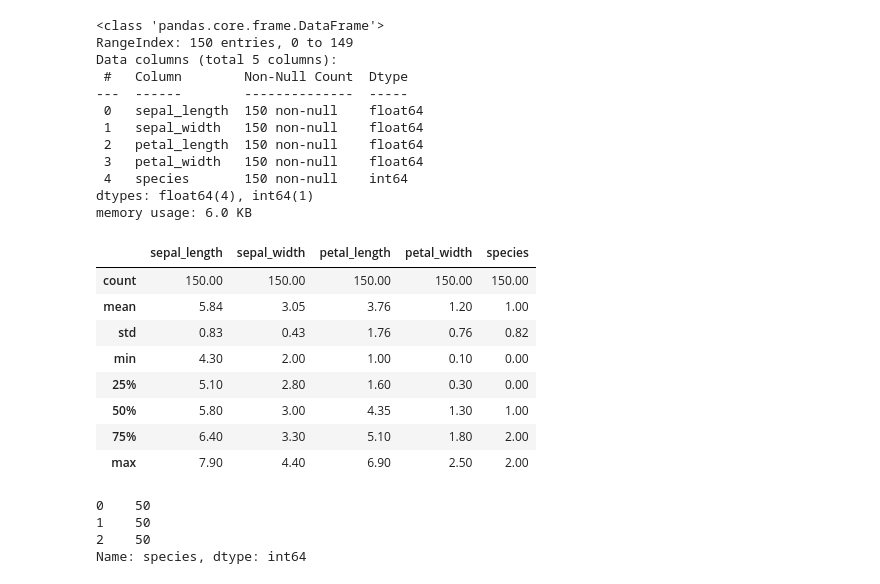
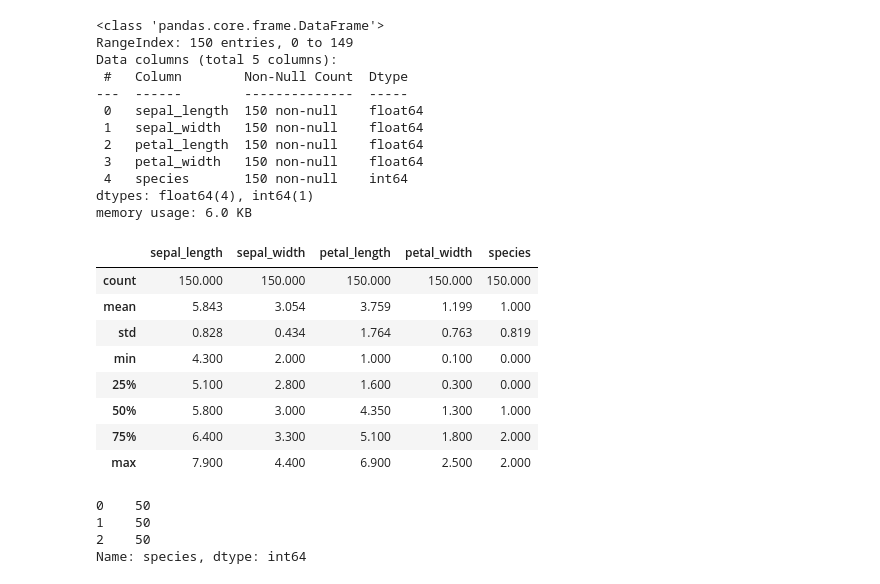
Before and after one commit to fernandopmarciano/Data_Analisys, a Jupyter notebook: Iris_Flower/Iris_classifier.ipynb, the cells around one changed output. Drawn from its saved outputs; the diff is of its cells as text; code cells hidden in the pictures.

```diff
--- a/Iris_Flower/Iris_classifier.ipynb
+++ b/Iris_Flower/Iris_classifier.ipynb
@@ -75,17 +75,17 @@ Data columns (total 5 columns):
 dtypes: float64(4), int64(1)
 memory usage: 6.0 KB
 # %%
-round(data.describe(),2)
+round(data.describe(),3)
 # %% [output]
 |  | sepal_length | sepal_width | petal_length | petal_width | species |
-| count | 150.00 | 150.00 | 150.00 | 150.00 | 150.00 |
-| mean | 5.84 | 3.05 | 3.76 | 1.20 | 1.00 |
-| std | 0.83 | 0.43 | 1.76 | 0.76 | 0.82 |
-| min | 4.30 | 2.00 | 1.00 | 0.10 | 0.00 |
-| 25% | 5.10 | 2.80 | 1.60 | 0.30 | 0.00 |
-| 50% | 5.80 | 3.00 | 4.35 | 1.30 | 1.00 |
-| 75% | 6.40 | 3.30 | 5.10 | 1.80 | 2.00 |
-| max | 7.90 | 4.40 | 6.90 | 2.50 | 2.00 |
+| count | 150.000 | 150.000 | 150.000 | 150.000 | 150.000 |
+| mean | 5.843 | 3.054 | 3.759 | 1.199 | 1.000 |
+| std | 0.828 | 0.434 | 1.764 | 0.763 | 0.819 |
+| min | 4.300 | 2.000 | 1.000 | 0.100 | 0.000 |
+| 25% | 5.100 | 2.800 | 1.600 | 0.300 | 0.000 |
+| 50% | 5.800 | 3.000 | 4.350 | 1.300 | 1.000 |
+| 75% | 6.400 | 3.300 | 5.100 | 1.800 | 2.000 |
+| max | 7.900 | 4.400 | 6.900 | 2.500 | 2.000 |
 # %%
 # to display n. of samples on each class
 data['species'].value_counts()
```
Also changed, not shown: parts of 4 cells of this notebook.
